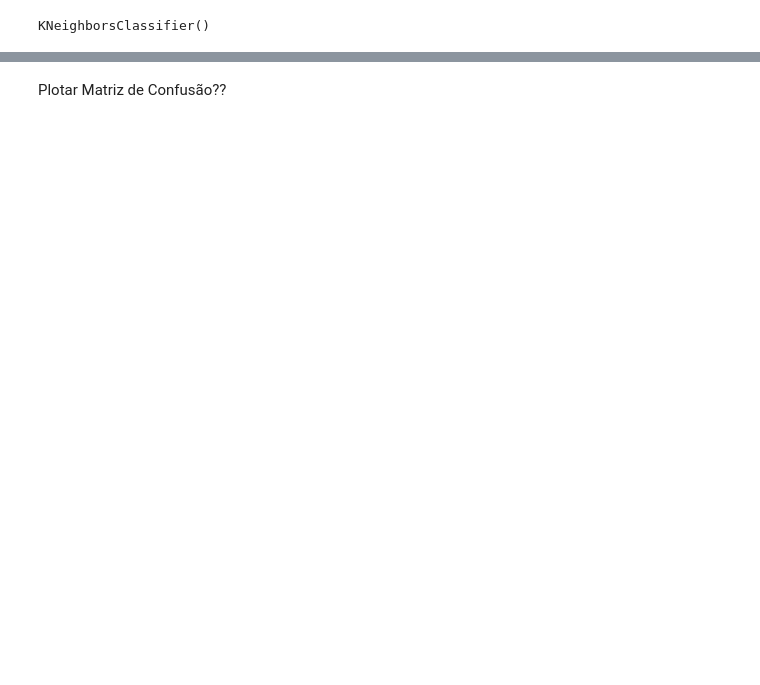
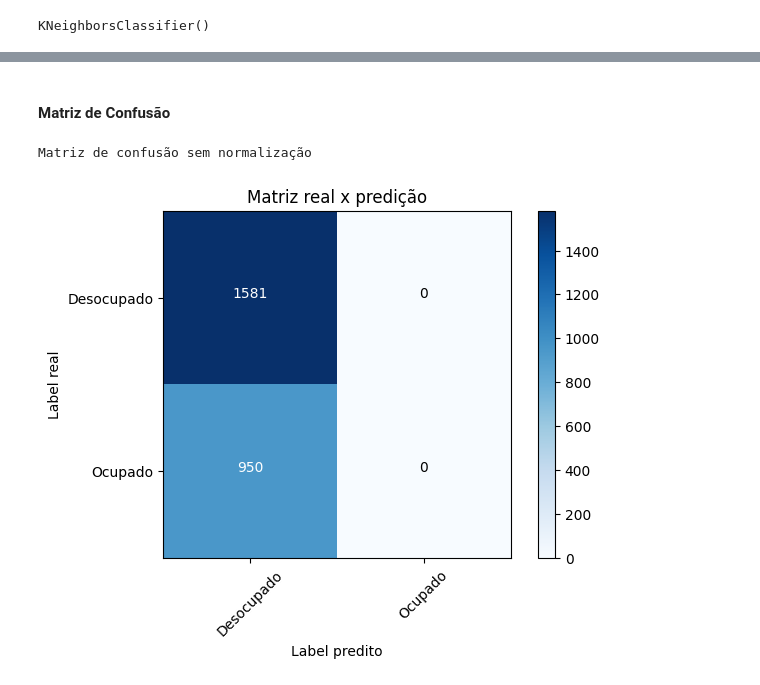
Before and after one commit to chicofreitas/sprint-ii-puc-rio-datasets, a Jupyter notebook: Sprint_II_A_Occupancy_Detection_PUC_Rio.ipynb, the cells around one changed output, grey strips where cells are left out. Cells and saved outputs as stored; diff of their text form; code cells hidden in the pictures; blank space fills up the shorter version.

```diff
--- a/Sprint_II_A_Occupancy_Detection_PUC_Rio.ipynb
+++ b/Sprint_II_A_Occupancy_Detection_PUC_Rio.ipynb
@@ -436,18 +460,17 @@ y_pred = list()
 y_true = list()
 
 # Visualizar algumas imagens com suas previsões
-test_len = len(x_test)
+test_len = len(X_test)
 
 for i in np.arange(0, test_len):
     # Obter a classe real e a previsão do modelo para a imagem
-    real_class = labels[y_test[i]]
-    predicted_class = labels[np.argmax(predictions[i])]
+    real_class = labels[int(y_test[i])]
+    predicted_class = labels[int(np.argmax(predictions[i]))]
 
     y_true.append(real_class)
 
     y_pred.append(predicted_class)
 
-    probability = predictions[i][np.argmax(predictions[i])]
-    # Visualizar a imagem
+    #probability = predictions[i][np.argmax(predictions[i])]
 
-    print(f'Real: {real_class}, Previsto: {predicted_class}, Probabilidade: {probability}')
+    print(f'Real: {real_class}, Previsto: {predicted_class}')
@@ -454,2 +495,47 @@ for i in np.arange(0, test_len):
 # %% [markdown]
-Plotar Matriz de Confusão??
+#### Matriz de Confusão
+# %%
+def plot_confusion_matrix(cm, classes,
+                          normalize=False,
+                          title='Confusion matrix',
+                          cmap=plt.cm.Blues):
+    """
+    Esta função imprime e plota a matriz de confusão.
+    A normalização pode ser aplicada definindo `normalize=True`.
+    """
+    if normalize:
+        cm = cm.astype('float') / cm.sum(axis=1)[:, np.newaxis]
+        print("Matriz de confusão normalizada")
+    else:
+        print('Matriz de confusão sem normalização')
+
+    plt.imshow(cm, interpolation='nearest', cmap=cmap)
+    plt.title(title)
+    plt.colorbar()
+    tick_marks = np.arange(len(classes))
+    plt.xticks(tick_marks, classes, rotation=45)
+    plt.yticks(tick_marks, classes)
+
+    fmt = '.2f' if normalize else 'd'
+    thresh = cm.max() / 2.
+    for i, j in itertools.product(range(cm.shape[0]), range(cm.shape[1])):
+        plt.text(j, i, format(cm[i, j], fmt),
+                 horizontalalignment="center",
+                 color="white" if cm[i, j] > thresh else "black")
+
+    plt.tight_layout()
+    plt.ylabel('Label real')
+    plt.xlabel('Label predito')
+
+#
+cnf_matrix = confusion_matrix(y_true, y_pred, labels=labels)
+np.set_printoptions(precision=2)
+
+plt.figure()
+plot_confusion_matrix(cnf_matrix,
+                      classes=labels,
+                      normalize= False,
+                      title='Matriz real x predição')
+# %% [output]
+Matriz de confusão sem normalização
+[figure, added]
```
Also changed, not shown: parts of 31 cells of this notebook.
